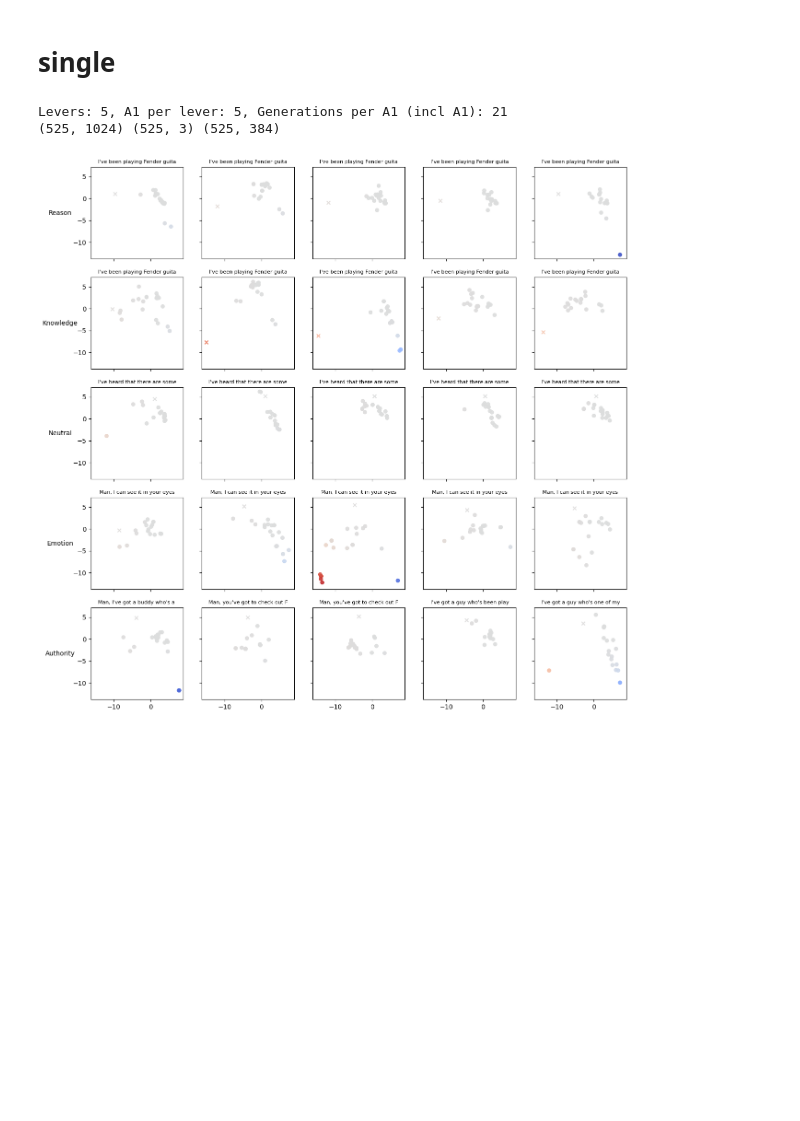
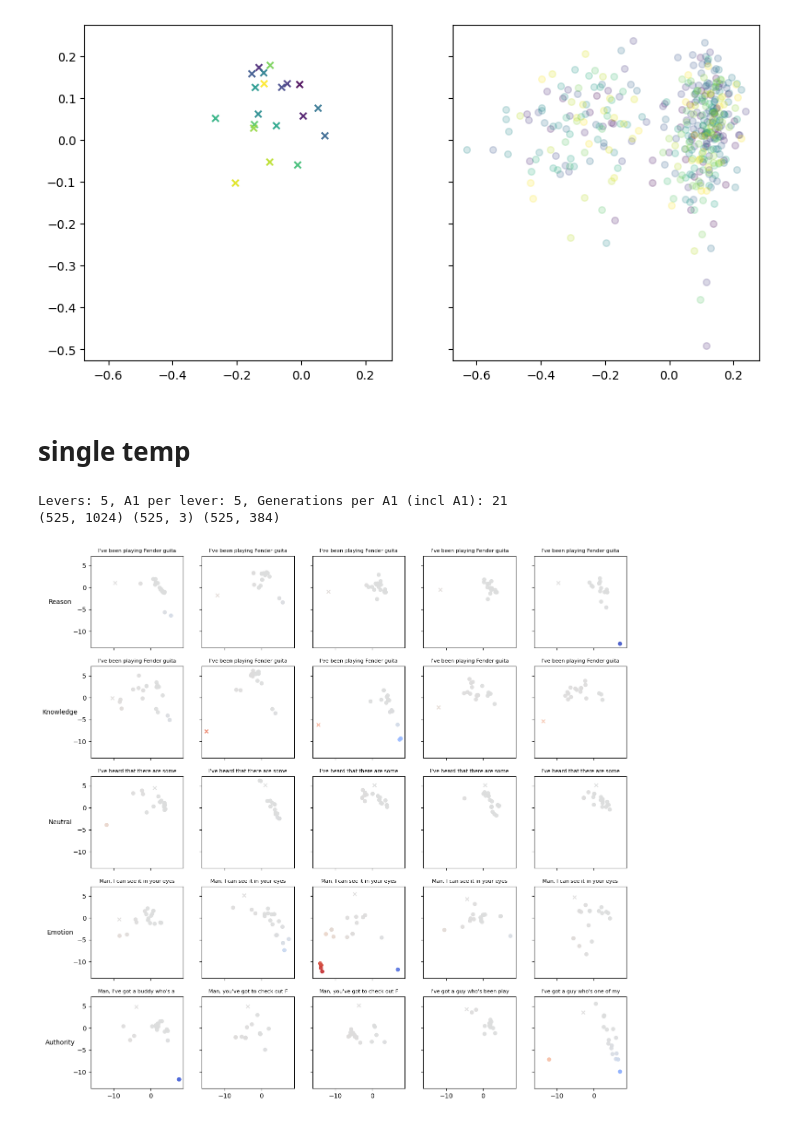
Before and after one commit to stmorse/scope2, a Jupyter notebook: notebooks/spreads.ipynb, the cells around one changed output. Saved outputs shown, nothing was run; the diff lists cells and outputs as text; code cells hidden in the pictures; blank space fills up the shorter version.

```diff
--- a/notebooks/spreads.ipynb
+++ b/notebooks/spreads.ipynb
@@ -20,0 +42,11 @@ PROJ_PATH = "/home/stmorse/data/mdp"
+# %%
+exp_path = "fender/spreads_big_v0_0.20"
+with open(os.path.join(PROJ_PATH, exp_path, "results.pkl"), "rb") as f:
+    results = pickle.load(f)
+
+with open(f"../scenarios/fender.json", "r") as f:
+    scenario = json.load(f)
+
+levers = scenario["levers"]
+
+results = results["0.80"]
@@ -21,5 +83,47 @@ PROJ_PATH = "/home/stmorse/data/mdp"
+# %%
+epca = PCA(n_components=100).fit_transform(entail_embeddings)
+spca = PCA(n_components=100).fit_transform(semantic_embeddings)
+
+etsne = TSNE(n_components=2).fit_transform(epca)
+stsne = TSNE(n_components=2).fit_transform(spca)
+# %%
+fig, axs = plt.subplots(1, 2, figsize=(10,5), sharey=True, sharex=True)
+
+# norm = Normalize(vmin=-1, vmax=1)
+colors = plt.cm.viridis(np.linspace(0, 1, L))
+
+lever_labels = ["Reason", "Knowledge", "Neutral", "Emotion", "Authority"]
+
+# doing this reshaping so we can slice to a particular
+# lever, set, generation, (dimensions)
+
+# mr = etsne.reshape(K, L, M, -1)
+mr = spca.reshape(K, L, M, -1)
+# pr = entail_probs.reshape(K, L, M, -1)
+ix = np.arange(len(texts)).reshape(K, L, M)
+
+LEVER = 0
+
+# show all the agent 1 responses
+ax = axs[0]
+ax.scatter(
+    mr[LEVER, :, 0, 0], mr[LEVER, :, 0, 1],
+    s=30, color=colors, marker="x", alpha=0.9
+)
+
+# show the agent 0 responses
+ax = axs[1]
+for j in range(L):
+    ax.scatter(
+        mr[LEVER, j, 1:, 0], mr[LEVER, j, 1:, 1],
+        s=30, color=colors[j], marker="o", alpha=0.2
+    )
+
+plt.show()
+# %% [output]
+[figure, added]
 # %% [markdown]
-# single
+# single temp
 # %%
 exp_path = "fender/spreads_t_0.1_v0_0.2"
 with open(os.path.join(PROJ_PATH, exp_path, "results.pkl"), "rb") as f:
```
Also changed, not shown: parts of 5 cells of this notebook, 2 other files.
